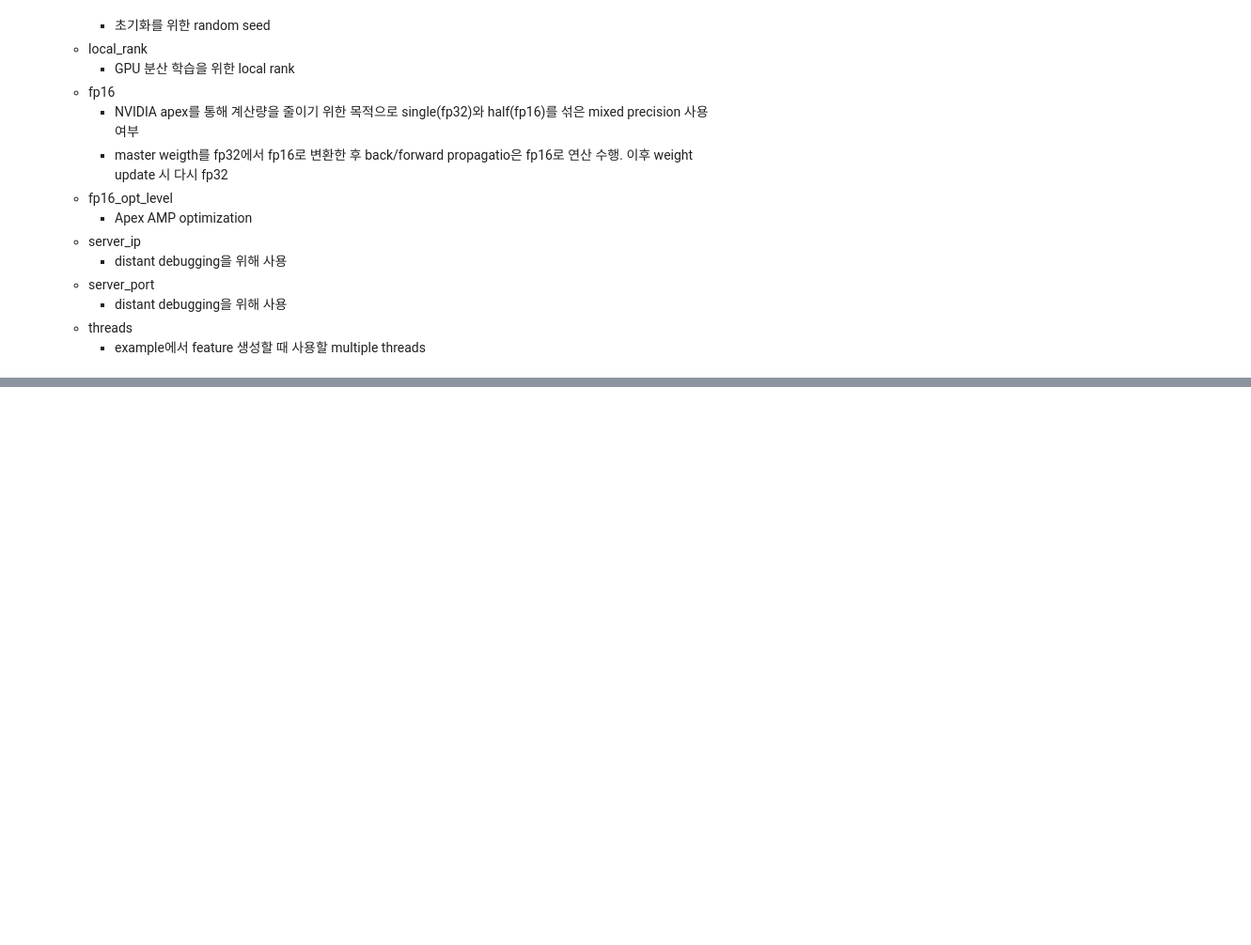
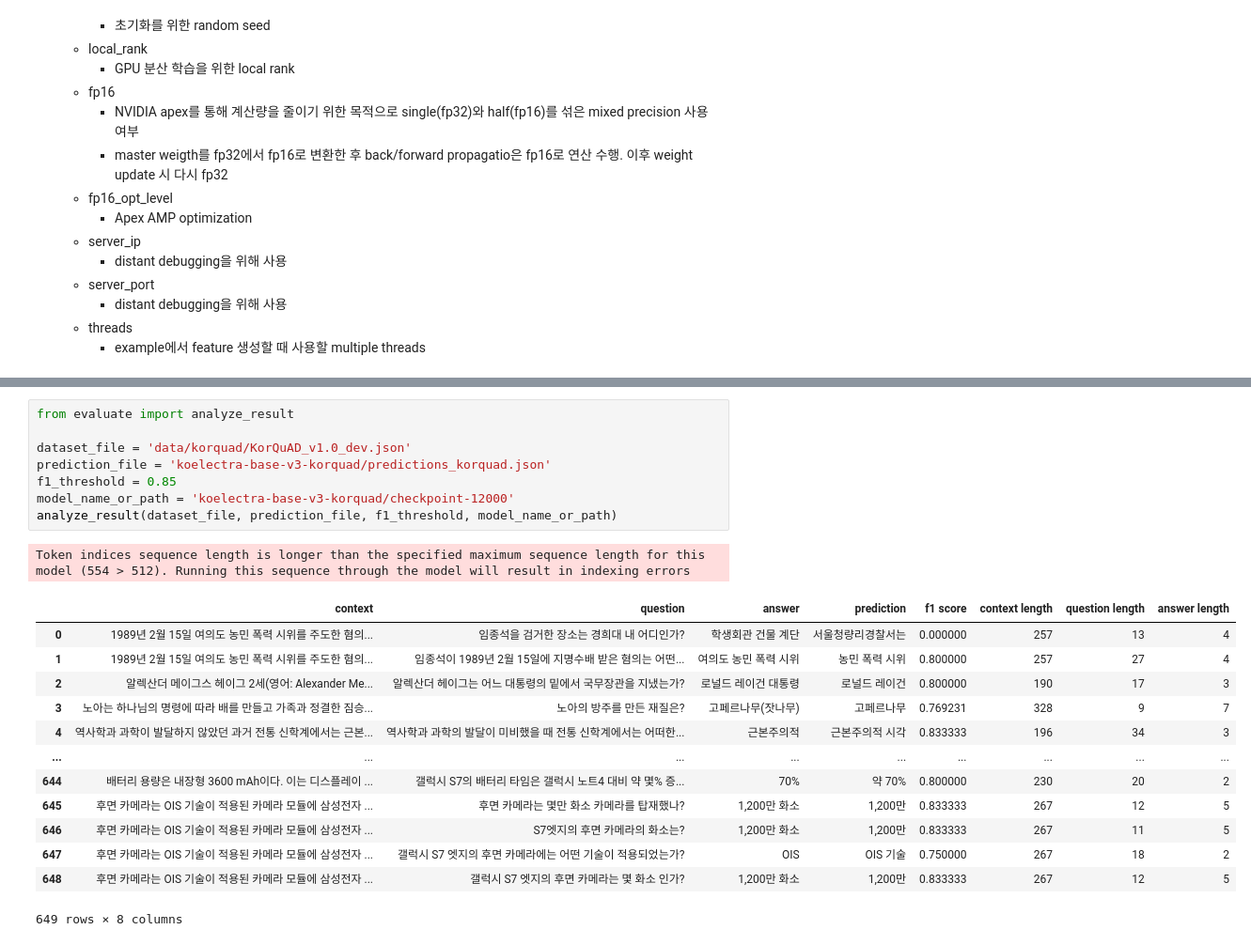
Before and after one commit to jx-dohwan/KoELECTRA_MRC, a Jupyter notebook: KoELECTRA_MRC.ipynb, the cells around one changed output, grey strips where cells are left out. Shown at 94% size. Cells and saved outputs as stored; diff of their text form; blank space fills up the shorter version.

```diff
--- a/KoELECTRA_MRC.ipynb
+++ b/KoELECTRA_MRC.ipynb
@@ -524,0 +1452,23 @@ batch size가 커서 OOM 에러가 발생할 때, mini-batch를 통해 구해진
+# %%
+from evaluate import analyze_result
+
+dataset_file = 'data/korquad/KorQuAD_v1.0_dev.json'
+prediction_file = 'koelectra-base-v3-korquad/predictions_korquad.json'
+f1_threshold = 0.85
+model_name_or_path = 'koelectra-base-v3-korquad/checkpoint-12000'
+analyze_result(dataset_file, prediction_file, f1_threshold, model_name_or_path)
+# %% [output]
+Token indices sequence length is longer than the specified maximum sequence length for this model (554 > 512). Running this sequence through the model will result in indexing errors
+|  | context | question | answer | prediction | f1 score | context length | question length | answer length |
+| 0 | 1989년 2월 15일 여의도 농민 폭력 시위를 주도한 혐의... | 임종석을 검거한 장소는 경희대 내 어디인가? | 학생회관 건물 계단 | 서울청량리경찰서는 | 0.000000 | 257 | 13 | 4 |
+| 1 | 1989년 2월 15일 여의도 농민 폭력 시위를 주도한 혐의... | 임종석이 1989년 2월 15일에 지명수배 받은 혐의는 어떤... | 여의도 농민 폭력 시위 | 농민 폭력 시위 | 0.800000 | 257 | 27 | 4 |
+| 2 | 알렉산더 메이그스 헤이그 2세(영어: Alexander Me... | 알렉산더 헤이그는 어느 대통령의 밑에서 국무장관을 지냈는가? | 로널드 레이건 대통령 | 로널드 레이건 | 0.800000 | 190 | 17 | 3 |
+| 3 | 노아는 하나님의 명령에 따라 배를 만들고 가족과 정결한 짐승... | 노아의 방주를 만든 재질은? | 고페르나무(잣나무) | 고페르나무 | 0.769231 | 328 | 9 | 7 |
+| 4 | 역사학과 과학이 발달하지 않았던 과거 전통 신학계에서는 근본... | 역사학과 과학의 발달이 미비했을 때 전통 신학계에서는 어떠한... | 근본주의적 | 근본주의적 시각 | 0.833333 | 196 | 34 | 3 |
+| ... | ... | ... | ... | ... | ... | ... | ... | ... |
+| 644 | 배터리 용량은 내장형 3600 mAh이다. 이는 디스플레이 ... | 갤럭시 S7의 배터리 타임은 갤럭시 노트4 대비 약 몇% 증... | 70% | 약 70% | 0.800000 | 230 | 20 | 2 |
+| 645 | 후면 카메라는 OIS 기술이 적용된 카메라 모듈에 삼성전자 ... | 후면 카메라는 몇만 화소 카메라를 탑재했나? | 1,200만 화소 | 1,200만 | 0.833333 | 267 | 12 | 5 |
+| 646 | 후면 카메라는 OIS 기술이 적용된 카메라 모듈에 삼성전자 ... | S7엣지의 후면 카메라의 화소는? | 1,200만 화소 | 1,200만 | 0.833333 | 267 | 11 | 5 |
+| 647 | 후면 카메라는 OIS 기술이 적용된 카메라 모듈에 삼성전자 ... | 갤럭시 S7 엣지의 후면 카메라에는 어떤 기술이 적용되었는가? | OIS | OIS 기술 | 0.750000 | 267 | 18 | 2 |
+| 648 | 후면 카메라는 OIS 기술이 적용된 카메라 모듈에 삼성전자 ... | 갤럭시 S7 엣지의 후면 카메라는 몇 화소 인가? | 1,200만 화소 | 1,200만 | 0.833333 | 267 | 12 | 5 |
+649 rows × 8 columns
```
Also changed, not shown: parts of 13 cells of this notebook.
